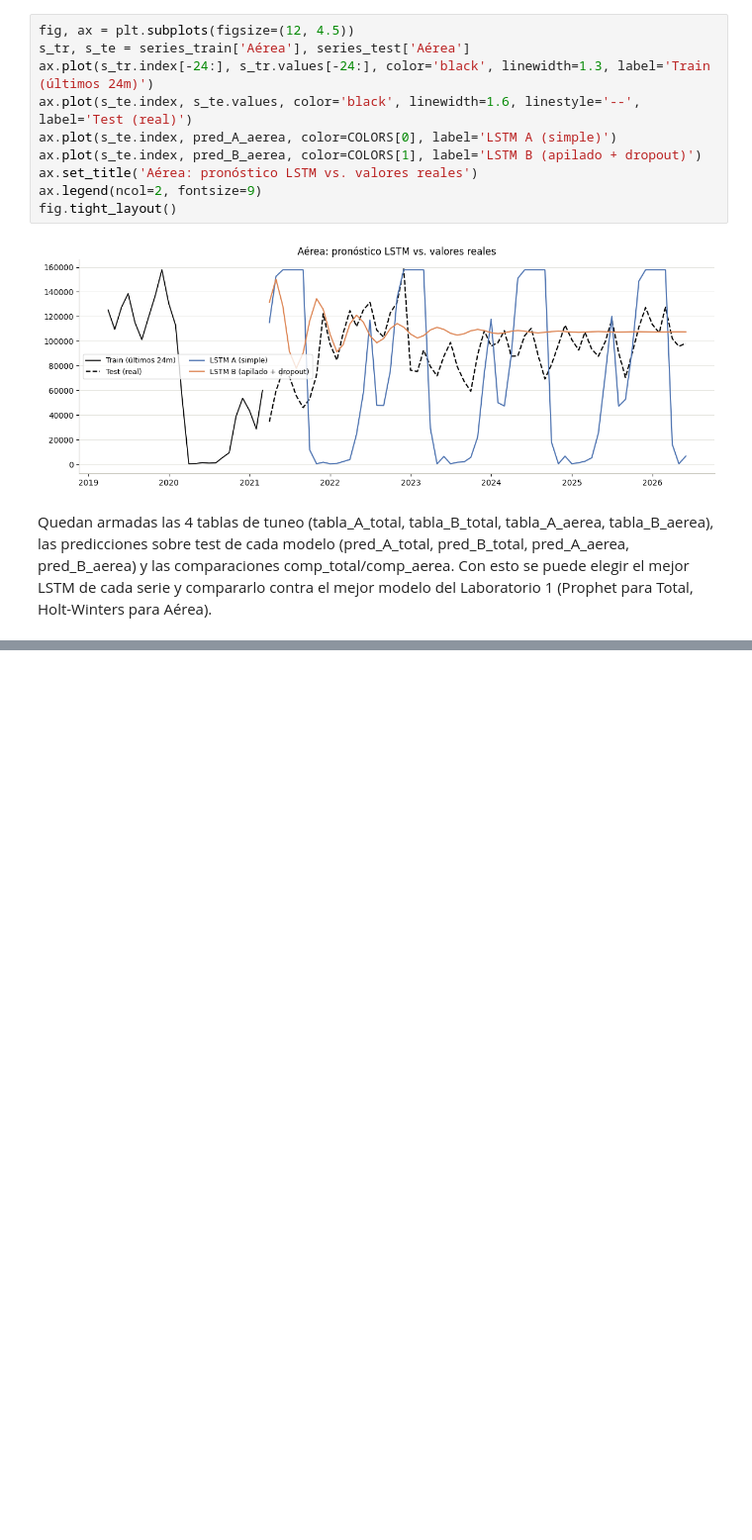
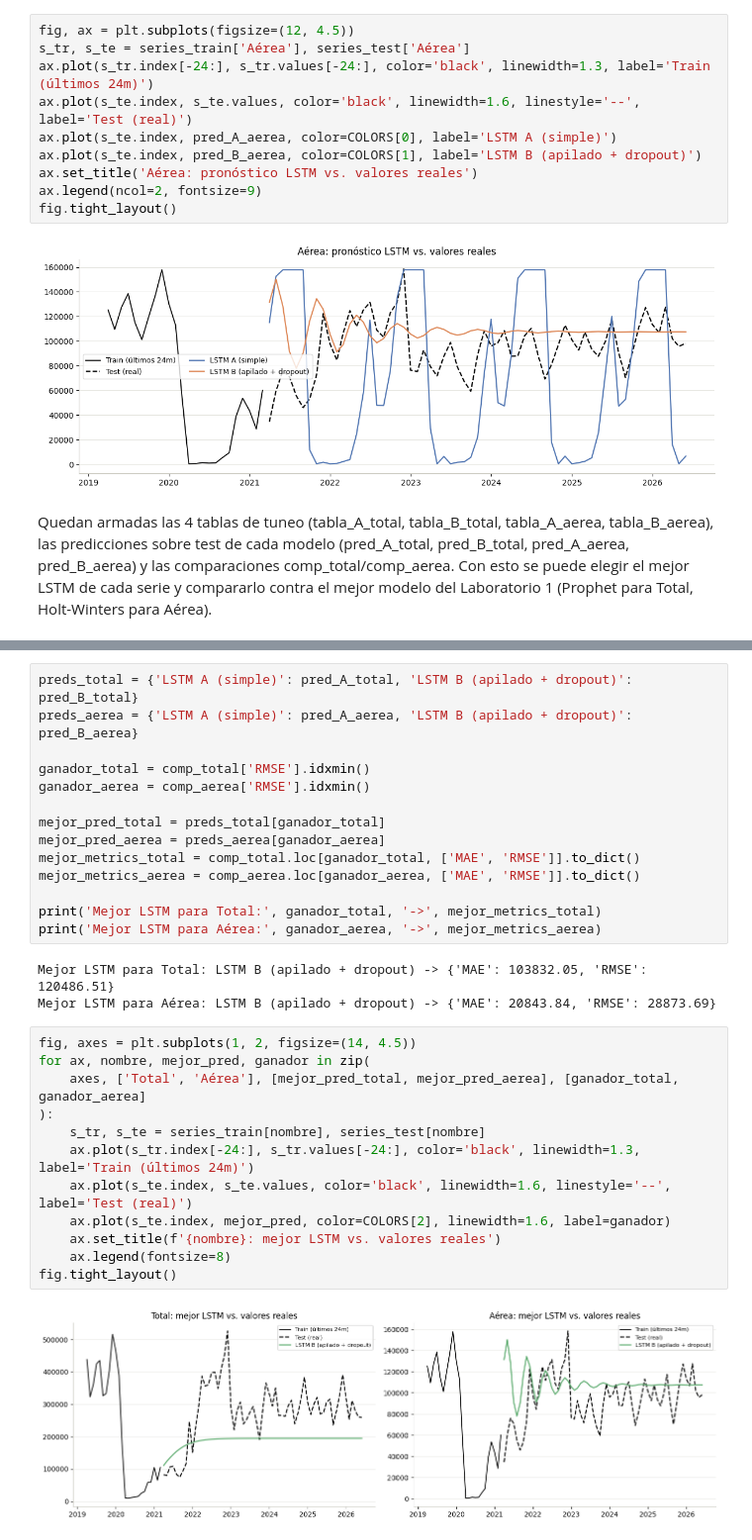
Before and after one commit to erickguerra2/LAB02-DATA, a Jupyter notebook: 01_modelos_lstm.ipynb, the cells around one changed output, grey strips where cells are left out. Shown at 99% size. Drawn from its saved outputs; the diff is of its cells as text; blank space fills up the shorter version.

```diff
--- a/01_modelos_lstm.ipynb
+++ b/01_modelos_lstm.ipynb
@@ -386,0 +391,31 @@ Quedan armadas las 4 tablas de tuneo (tabla_A_total, tabla_B_total, tabla_A_aere
+# %%
+preds_total = {'LSTM A (simple)': pred_A_total, 'LSTM B (apilado + dropout)': pred_B_total}
+preds_aerea = {'LSTM A (simple)': pred_A_aerea, 'LSTM B (apilado + dropout)': pred_B_aerea}
+
+ganador_total = comp_total['RMSE'].idxmin()
+ganador_aerea = comp_aerea['RMSE'].idxmin()
+
+mejor_pred_total = preds_total[ganador_total]
+mejor_pred_aerea = preds_aerea[ganador_aerea]
+mejor_metrics_total = comp_total.loc[ganador_total, ['MAE', 'RMSE']].to_dict()
+mejor_metrics_aerea = comp_aerea.loc[ganador_aerea, ['MAE', 'RMSE']].to_dict()
+
+print('Mejor LSTM para Total:', ganador_total, '->', mejor_metrics_total)
+print('Mejor LSTM para Aérea:', ganador_aerea, '->', mejor_metrics_aerea)
+# %% [output]
+Mejor LSTM para Total: LSTM B (apilado + dropout) -> {'MAE': 103832.05, 'RMSE': 120486.51}
+Mejor LSTM para Aérea: LSTM B (apilado + dropout) -> {'MAE': 20843.84, 'RMSE': 28873.69}
+# %%
+fig, axes = plt.subplots(1, 2, figsize=(14, 4.5))
+for ax, nombre, mejor_pred, ganador in zip(
+    axes, ['Total', 'Aérea'], [mejor_pred_total, mejor_pred_aerea], [ganador_total, ganador_aerea]
+):
+    s_tr, s_te = series_train[nombre], series_test[nombre]
+    ax.plot(s_tr.index[-24:], s_tr.values[-24:], color='black', linewidth=1.3, label='Train (últimos 24m)')
+    ax.plot(s_te.index, s_te.values, color='black', linewidth=1.6, linestyle='--', label='Test (real)')
+    ax.plot(s_te.index, mejor_pred, color=COLORS[2], linewidth=1.6, label=ganador)
+    ax.set_title(f'{nombre}: mejor LSTM vs. valores reales')
+    ax.legend(fontsize=8)
+fig.tight_layout()
+# %% [output]
+[figure, added]
```
Also changed, not shown: parts of 5 cells of this notebook.
